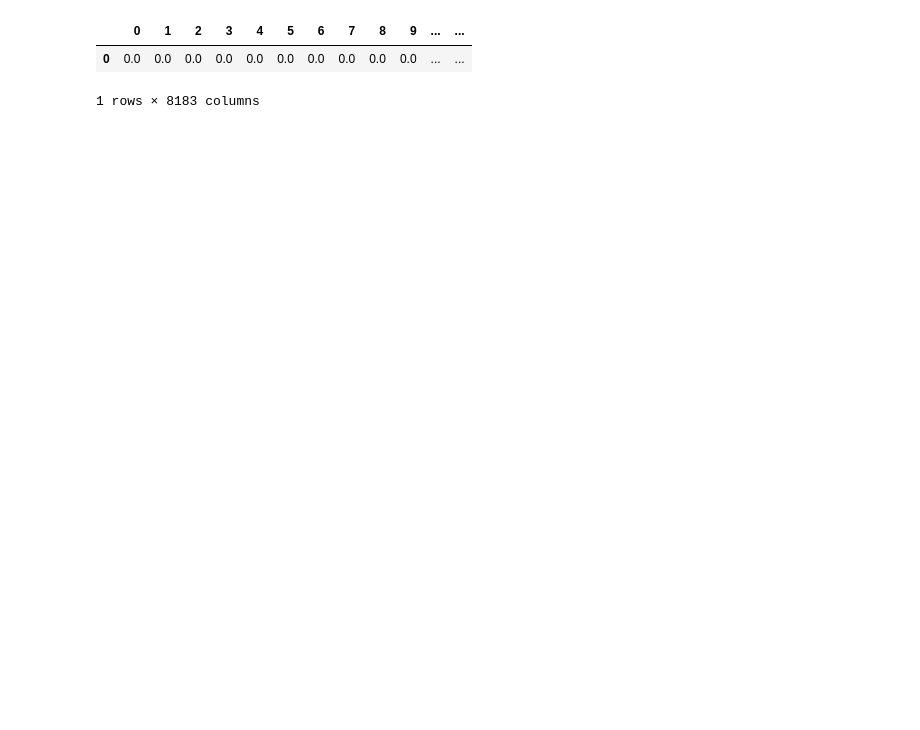
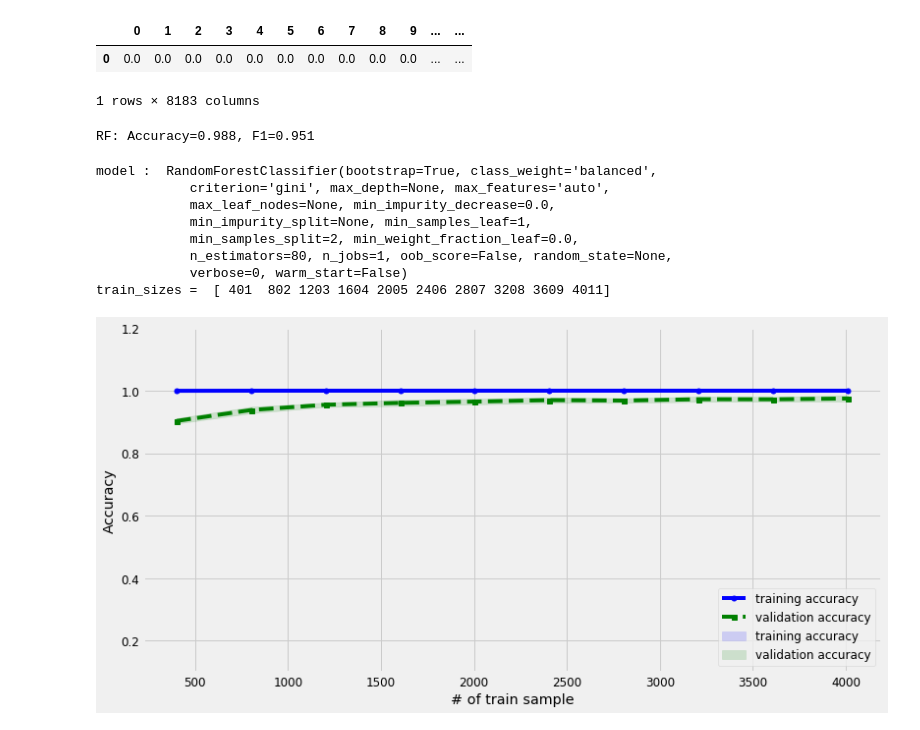
Before and after one commit to yennanliu/Kaggle.com_mini_project, a Jupyter notebook: SMS_spam_dataset/NLP_EDA.ipynb, the cells around one changed output. Cells and saved outputs as stored; diff of their text form; code cells hidden in the pictures; blank space fills up the shorter version.

```diff
--- a/SMS_spam_dataset/NLP_EDA.ipynb
+++ b/SMS_spam_dataset/NLP_EDA.ipynb
@@ -398,3 +463,46 @@ df_vectorize.head(1)
 |  | 0 | 1 | 2 | 3 | 4 | 5 | 6 | 7 | 8 | 9 | ... | ... |
 | 0 | 0.0 | 0.0 | 0.0 | 0.0 | 0.0 | 0.0 | 0.0 | 0.0 | 0.0 | 0.0 | ... | ... |
 1 rows × 8183 columns
+# %%
+d={'spam':1,'ham':0}
+df_vectorize['v1_'] = list(map(lambda x:d[x],df_vectorize.v1))
+# %%
+# mapping non-numerical lebel to numerical ones
+features = df_vectorize.columns.tolist()
+output = 'v1'
+output2 = 'v1_'
+# removing the output and the id from features
+features.remove(output)
+features.remove(output2)
+# %%
+# train - test split
+Xtrain, Xtest, ytrain, ytest = train_test_split(df_vectorize[features], df_vectorize[output2], test_size=0.2, random_state=1)
+# %%
+Acc = {}
+F1score = {}
+confusion_mat={}
+predictions = {}
+name = 'RF'
+
+RF = RandomForestClassifier(n_estimators =80,class_weight ='balanced')
+RF.fit(Xtrain,ytrain)
+pred = RF.predict(Xtest)
+F1score[name]= f1_score(ytest,pred)
+Acc[name] = accuracy_score(ytest,pred)
+confusion_mat[name] = confusion_matrix(ytest,pred)
+predictions[name]=pred
+print(name+': Accuracy=%1.3f, F1=%1.3f'%(Acc[name],F1score[name]))
+# %% [output]
+RF: Accuracy=0.988, F1=0.951
+# %%
+learn_curve(Xtrain,ytrain,RF)
+# %% [output]
+model :  RandomForestClassifier(bootstrap=True, class_weight='balanced',
+            criterion='gini', max_depth=None, max_features='auto',
+            max_leaf_nodes=None, min_impurity_decrease=0.0,
+            min_impurity_split=None, min_samples_leaf=1,
+            min_samples_split=2, min_weight_fraction_leaf=0.0,
+            n_estimators=80, n_jobs=1, oob_score=False, random_state=None,
+            verbose=0, warm_start=False)
+train_sizes =  [ 401  802 1203 1604 2005 2406 2807 3208 3609 4011]
+[figure, added]
```
Also changed, not shown: parts of 8 cells of this notebook.
